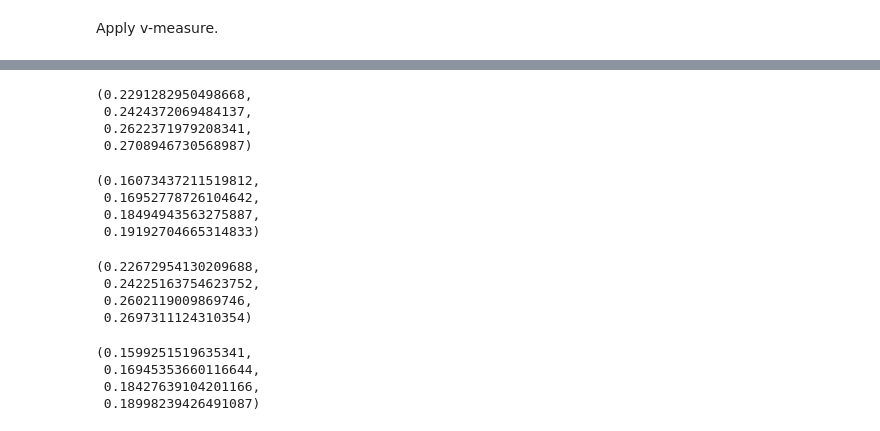
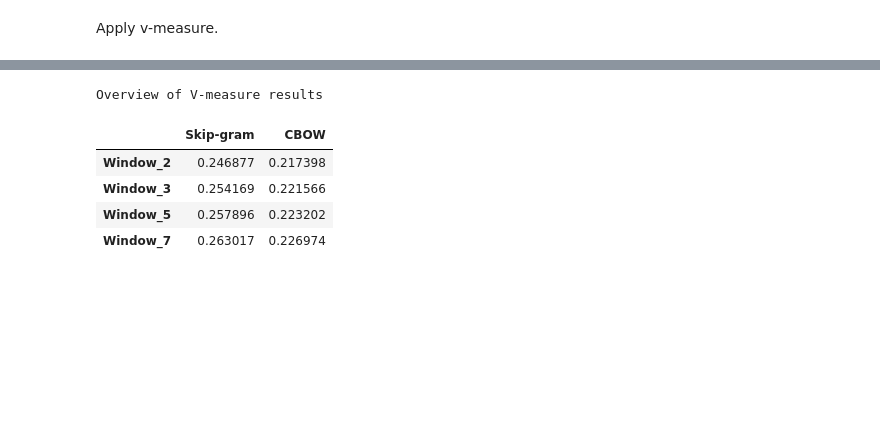
Before and after one commit to zabesy/SOTClustering, a Jupyter notebook: clustering.ipynb, the cells around one changed output, grey strips where cells are left out. Saved outputs shown, nothing was run; the diff lists cells and outputs as text; code cells hidden in the pictures; blank space fills up the shorter version.

Commit message:
V-measure comparison

```diff
--- a/clustering.ipynb
+++ b/clustering.ipynb
@@ -153,18 +164,19 @@ Apply different values for window/epoch.
 # %%
 #If want to train models on full corpus
-train = True
+train = False
 #Iterations
-iterations = 2
-epochs = 5
+epochs = 10
+vector_size = 50
+iterations = 10
 
-v_measure_list_skipgram_2 = best_v_measure_w2v(FULL_DF=FULL_DF,train=train,train_ratio=0.2,iterations=iterations, window=2, epochs=epochs, vector_size=100, model=1)
-v_measure_list_cbow_2 = best_v_measure_w2v(FULL_DF=FULL_DF, train=train,train_ratio=0.2,iterations=iterations, window=2, epochs=epochs, vector_size=100, model=0)
+v_measure_list_skipgram_2 = best_v_measure_w2v(FULL_DF=FULL_DF,train=train,train_ratio=0.8, window=2, epochs=epochs, iterations=iterations, vector_size=vector_size, model=1)
+v_measure_list_cbow_2 = best_v_measure_w2v(FULL_DF=FULL_DF, train=train,train_ratio=0.8, window=2, epochs=epochs, iterations=iterations, vector_size=vector_size, model=0)
 
-v_measure_list_skipgram_3 = best_v_measure_w2v(FULL_DF=FULL_DF,train=train,train_ratio=0.2,iterations=iterations, window=3, epochs=epochs, vector_size=100, model=1)
-v_measure_list_cbow_3 = best_v_measure_w2v(FULL_DF=FULL_DF, train=train,train_ratio=0.2,iterations=iterations, window=3, epochs=epochs, vector_size=100, model=0)
+v_measure_list_skipgram_3 = best_v_measure_w2v(FULL_DF=FULL_DF,train=train,train_ratio=0.8, window=3, epochs=epochs,iterations=iterations, vector_size=vector_size, model=1)
+v_measure_list_cbow_3 = best_v_measure_w2v(FULL_DF=FULL_DF, train=train,train_ratio=0.8, window=3, epochs=epochs, iterations=iterations, vector_size=vector_size, model=0)
 
-v_measure_list_skipgram_5 = best_v_measure_w2v(FULL_DF=FULL_DF,train=train,train_ratio=0.2,iterations=iterations, window=5, epochs=epochs, vector_size=100, model=1)
-v_measure_list_cbow_5 = best_v_measure_w2v(FULL_DF=FULL_DF,train=train, train_ratio=0.2,iterations=iterations, window=5, epochs=epochs, vector_size=100, model=0)
+v_measure_list_skipgram_5 = best_v_measure_w2v(FULL_DF=FULL_DF,train=train,train_ratio=0.8, window=5, epochs=epochs, iterations=iterations, vector_size=vector_size, model=1)
+v_measure_list_cbow_5 = best_v_measure_w2v(FULL_DF=FULL_DF,train=train, train_ratio=0.8, window=5, epochs=epochs, iterations=iterations, vector_size=vector_size, model=0)
 
-v_measure_list_skipgram_7 = best_v_measure_w2v(FULL_DF=FULL_DF,train=train,train_ratio=0.2,iterations=iterations, window=7, epochs=epochs, vector_size=100, model=1)
-v_measure_list_cbow_7 = best_v_measure_w2v(FULL_DF=FULL_DF, train=train,train_ratio=0.2,iterations=iterations, window=7, epochs=epochs, vector_size=100, model=0)
+v_measure_list_skipgram_7 = best_v_measure_w2v(FULL_DF=FULL_DF,train=train,train_ratio=0.8, window=7, epochs=epochs,iterations=iterations, vector_size=vector_size, model=1)
+v_measure_list_cbow_7 = best_v_measure_w2v(FULL_DF=FULL_DF, train=train,train_ratio=0.8, window=7, epochs=epochs, iterations=iterations, vector_size=vector_size, model=0)
@@ -186,32 +192,30 @@ plot_v_measure(v_measure_dict_trained, title=f"Trained on 20% of corpus, iter={i
-# %%
-max(v_measure_dict_trained["skipgram_2"]), max(v_measure_dict_trained["skipgram_3"]), max(v_measure_dict_trained["skipgram_5"]), max(v_measure_dict_trained["skipgram_7"])
-# %% [output]
-(0.2291282950498668,
- 0.2424372069484137,
- 0.2622371979208341,
- 0.2708946730568987)
-# %%
-max(v_measure_dict_trained["cbow_2"]), max(v_measure_dict_trained["cbow_3"]), max(v_measure_dict_trained["cbow_5"]), max(v_measure_dict_trained["cbow_7"])
-# %% [output]
-(0.16073437211519812,
- 0.16952778726104642,
- 0.18494943563275887,
- 0.19192704665314833)
-# %%
-#Average
-sum(v_measure_dict_trained["skipgram_2"])/len(v_measure_dict_trained["skipgram_2"]), sum(v_measure_dict_trained["skipgram_3"])/len(v_measure_dict_trained["skipgram_3"]), sum(v_measure_dict_trained["skipgram_5"])/len(v_measure_dict_trained["skipgram_5"]), sum(v_measure_dict_trained["skipgram_7"])/len(v_measure_dict_trained["skipgram_7"])
-# %% [output]
-(0.22672954130209688,
- 0.24225163754623752,
- 0.2602119009869746,
- 0.2697311124310354)
-# %%
-sum(v_measure_dict_trained["cbow_2"])/len(v_measure_dict_trained["cbow_2"]), sum(v_measure_dict_trained["cbow_3"])/len(v_measure_dict_trained["cbow_3"]), sum(v_measure_dict_trained["cbow_5"])/len(v_measure_dict_trained["cbow_5"]), sum(v_measure_dict_trained["cbow_7"])/len(v_measure_dict_trained["cbow_7"])
-# %% [output]
-(0.1599251519635341,
- 0.16945353660116644,
- 0.18427639104201166,
- 0.18998239426491087)
+# %%
+v_measure_dict_50 = {"skipgram_2": v_measure_list_skipgram_2,
+                        "skipgram_3": v_measure_list_skipgram_3,
+                        "skipgram_5": v_measure_list_skipgram_5,
+                        "skipgram_7": v_measure_list_skipgram_7,
+                        "cbow_2": v_measure_list_cbow_2,
+                        "cbow_3": v_measure_list_cbow_3,
+                        "cbow_5": v_measure_list_cbow_5,
+                        "cbow_7": v_measure_list_cbow_7}
+
+# 50 Vec Size
+v_measure_plot_dict_50 = {"Window_2": [max(v_measure_list_skipgram_2), max(v_measure_list_cbow_2)],
+                           "Window_3": [max(v_measure_list_skipgram_3), max(v_measure_list_cbow_3)],
+                           "Window_5": [max(v_measure_list_skipgram_5), max(v_measure_list_cbow_5)],
+                           "Window_7": [max(v_measure_list_skipgram_7), max(v_measure_list_cbow_7)]}
+
+df_v_measure_50 = pd.DataFrame.from_dict(v_measure_plot_dict_50, orient='index',
+                       columns=["Skip-gram", "CBOW"])
+
+df_v_measure_50.style.set_caption("Overview of V-measure results")
+# %% [output]
+Overview of V-measure results
+|  | Skip-gram | CBOW |
+| Window_2 | 0.246877 | 0.217398 |
+| Window_3 | 0.254169 | 0.221566 |
+| Window_5 | 0.257896 | 0.223202 |
+| Window_7 | 0.263017 | 0.226974 |
 # %%
 #If want to train models on full corpus
 train = False
```
Also changed, not shown: parts of 27 cells of this notebook, 3 other files.
